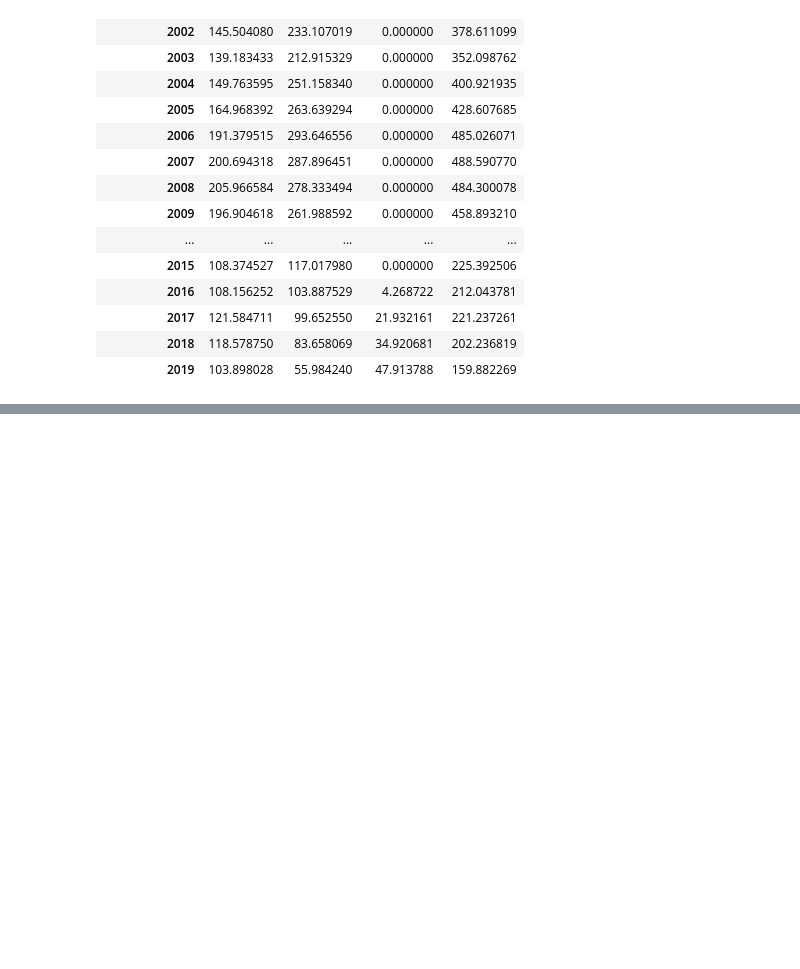
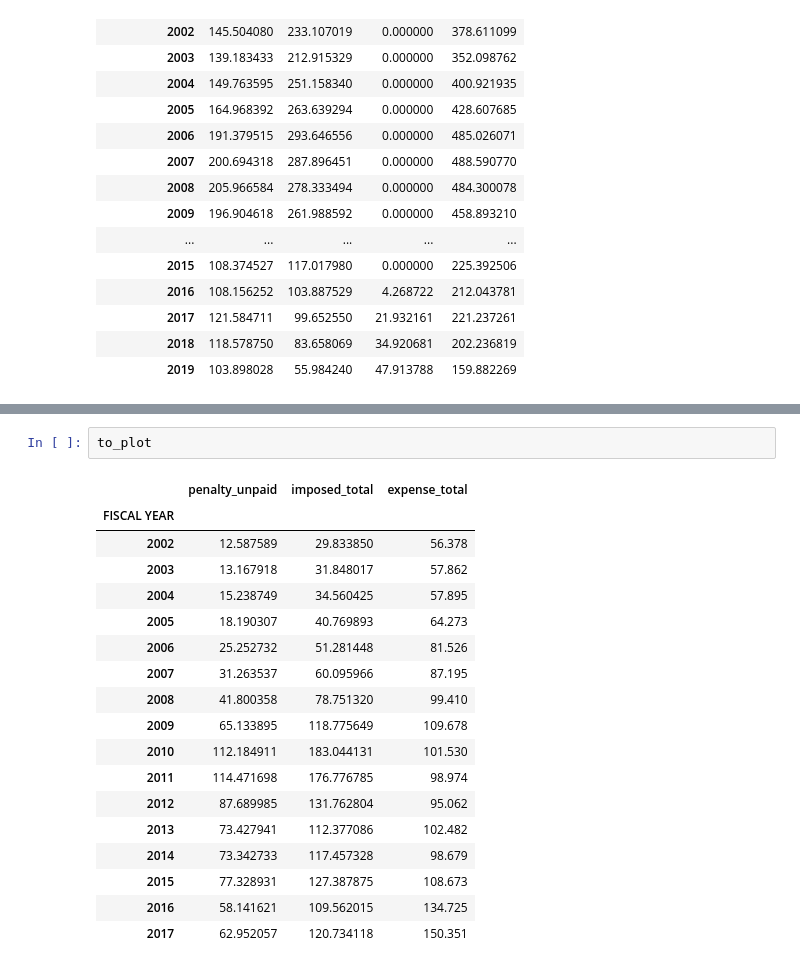
Before and after one commit to lermana/nyc_dob_analysis, a Jupyter notebook: notebooks/violations.ipynb, the cells around one changed output, grey strips where cells are left out. Drawn from its saved outputs; the diff is of its cells as text; blank space fills up the shorter version.

```diff
--- a/notebooks/violations.ipynb
+++ b/notebooks/violations.ipynb
@@ -958,0 +1086,21 @@ to_plot.drop(["to_plt_lower_band","to_plt_upper_band"], axis=1)
+# %%
+to_plot
+# %% [output]
+|  | penalty_unpaid | imposed_total | expense_total |
+| FISCAL YEAR |  |  |  |
+| 2002 | 12.587589 | 29.833850 | 56.378 |
+| 2003 | 13.167918 | 31.848017 | 57.862 |
+| 2004 | 15.238749 | 34.560425 | 57.895 |
+| 2005 | 18.190307 | 40.769893 | 64.273 |
+| 2006 | 25.252732 | 51.281448 | 81.526 |
+| 2007 | 31.263537 | 60.095966 | 87.195 |
+| 2008 | 41.800358 | 78.751320 | 99.410 |
+| 2009 | 65.133895 | 118.775649 | 109.678 |
+| 2010 | 112.184911 | 183.044131 | 101.530 |
+| 2011 | 114.471698 | 176.776785 | 98.974 |
+| 2012 | 87.689985 | 131.762804 | 95.062 |
+| 2013 | 73.427941 | 112.377086 | 102.482 |
+| 2014 | 73.342733 | 117.457328 | 98.679 |
+| 2015 | 77.328931 | 127.387875 | 108.673 |
+| 2016 | 58.141621 | 109.562015 | 134.725 |
+| 2017 | 62.952057 | 120.734118 | 150.351 |
```
Also changed, not shown: parts of 20 cells of this notebook.
